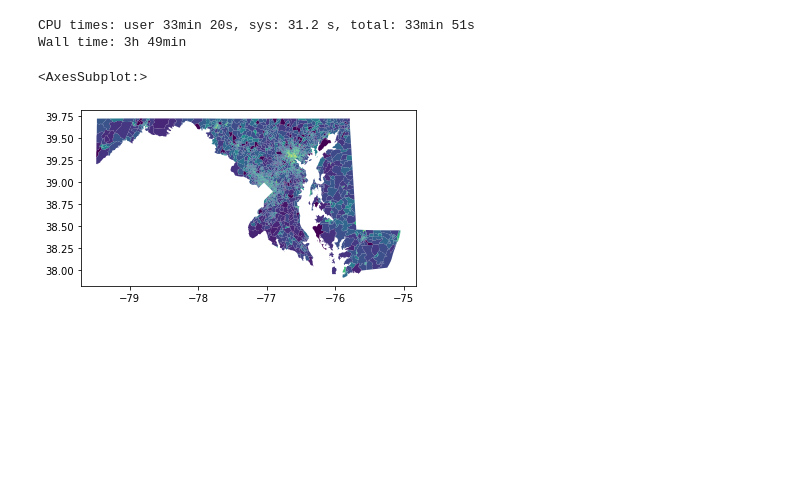
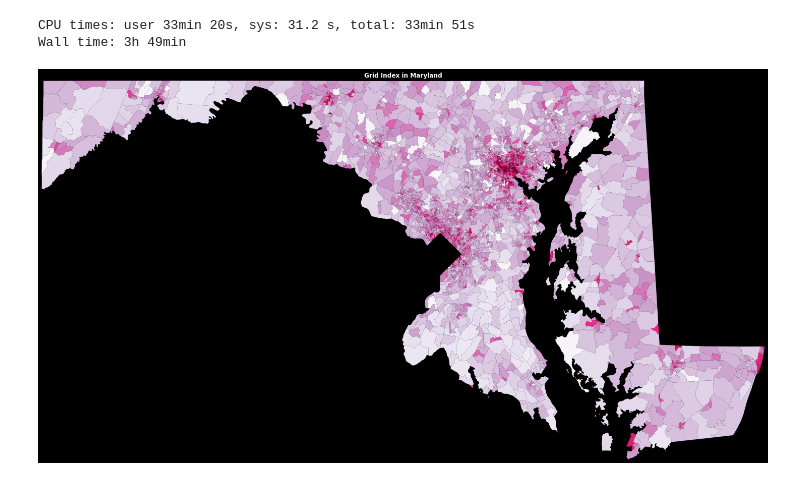
Before and after one commit to asrenninger/mega, a Jupyter notebook: python/osmnx.ipynb, the cells around one changed output. Cells and saved outputs as stored; diff of their text form; code cells hidden in the pictures; blank space fills up the shorter version.

```diff
--- a/python/osmnx.ipynb
+++ b/python/osmnx.ipynb
@@ -207,8 +207,21 @@ Wall time: 3h 49min
 # %%
 right = results.reset_index()
 left = maryland.merge(right, how='left', left_on='GEOID', right_on='index').drop(['index'], axis=1)
-# %%
-left.plot('grid_index')
-# %% [output]
-<AxesSubplot:>
-[figure, removed]
+# %%
+import matplotlib.pyplot as plt
+
+fig, ax = plt.subplots(1, 1, figsize=(20, 20),
+                       facecolor='k',
+                       constrained_layout=True,
+                       subplot_kw=dict(aspect='equal'))
+
+left.plot('grid_index', ax=ax, cmap='PuRd', lw=0.05)
+
+ax.set_title("Grid Index in Maryland", color='w', weight='bold')
+
+ax.margins(0)
+ax.axis('off')
+
+fig.savefig('grid-index_MD.png', facecolor=fig.get_facecolor(), dpi=300, bbox_inches='tight')
+# %% [output]
+[figure, added]
```
Also changed, not shown: parts of 1 cell of this notebook.
